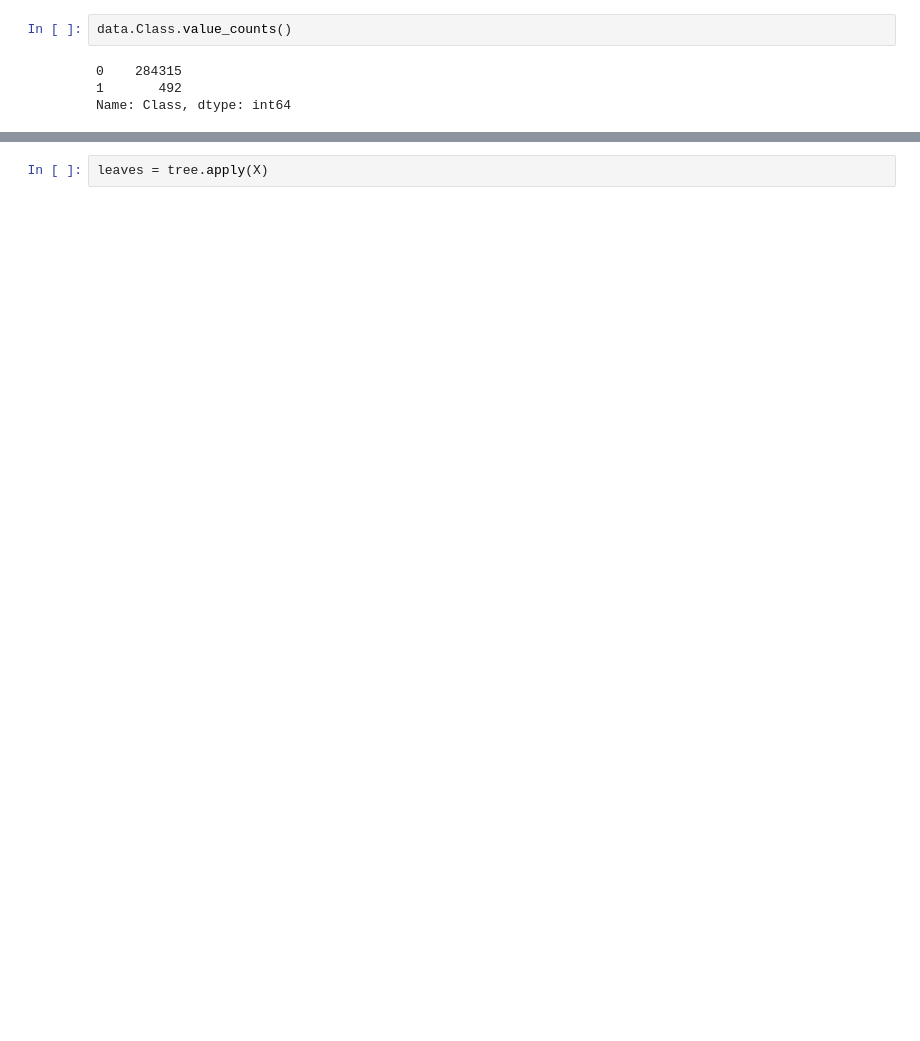
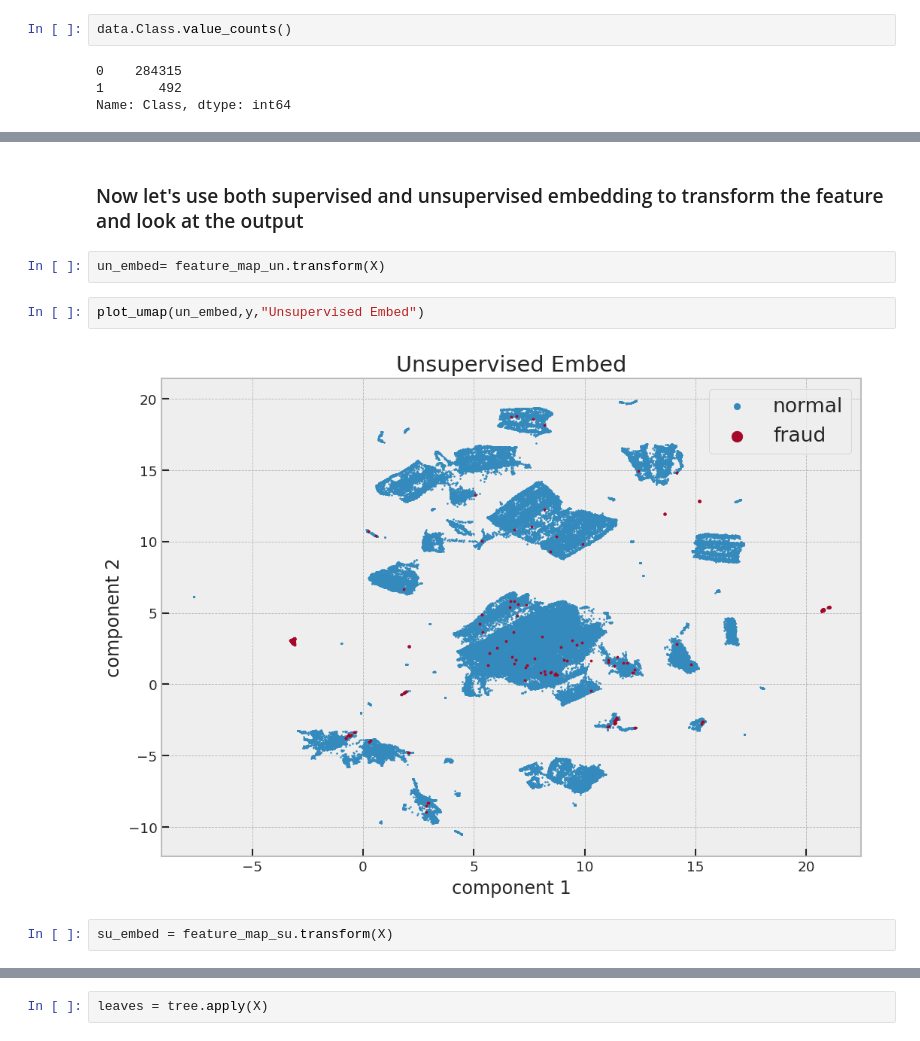
Before and after one commit to mzhou356/creditCardFraud, a Jupyter notebook: Feature_Visualization/notebooks/UMAP_visualization.ipynb, the cells around one changed output, grey strips where cells are left out. Drawn from its saved outputs; the diff is of its cells as text; blank space fills up the shorter version.

```diff
--- a/Feature_Visualization/notebooks/UMAP_visualization.ipynb
+++ b/Feature_Visualization/notebooks/UMAP_visualization.ipynb
@@ -91,0 +70,10 @@ preds = cross_val_predict(tree, X, y, cv=sKF)
+# %% [markdown]
+### Now let's use both supervised and unsupervised embedding to transform the feature and look at the output
+# %%
+un_embed= feature_map_un.transform(X)
+# %%
+plot_umap(un_embed,y,"Unsupervised Embed")
+# %% [output]
+[figure, added]
+# %%
+su_embed = feature_map_su.transform(X)
```
Also changed, not shown: parts of 65 cells of this notebook.
